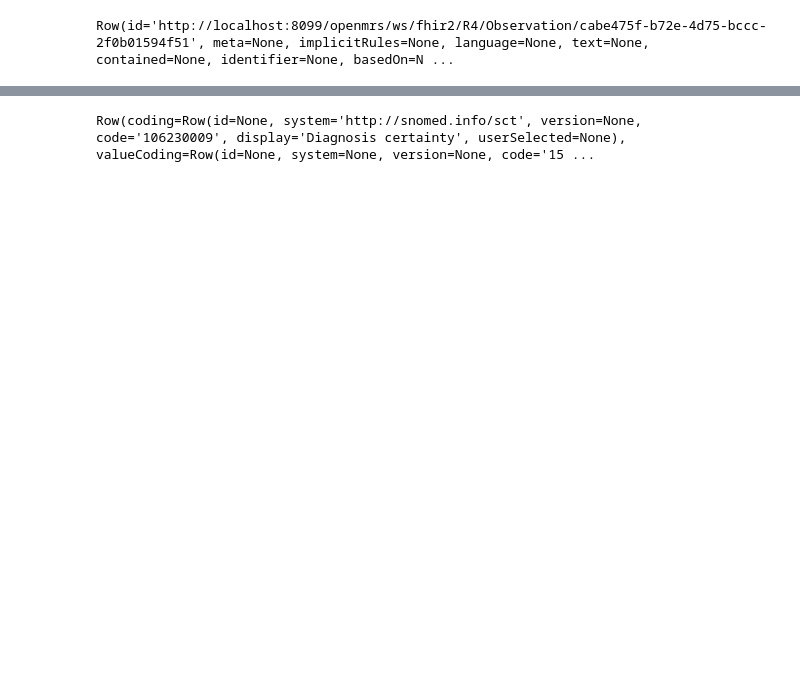
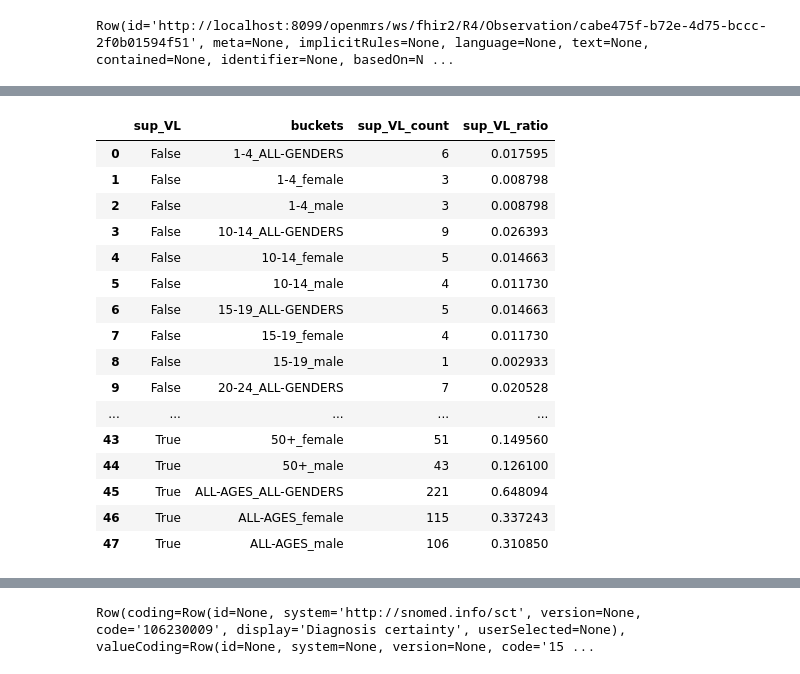
Before and after one commit to google/fhir-data-pipes, a Jupyter notebook: dwh/test_query_lib.ipynb, the cells around one changed output, grey strips where cells are left out. Drawn from its saved outputs; the diff is of its cells as text; code cells hidden in the pictures; blank space fills up the shorter version.

```diff
--- a/dwh/test_query_lib.ipynb
+++ b/dwh/test_query_lib.ipynb
@@ -65,0 +124,22 @@ Row(id='http://localhost:8099/openmrs/ws/fhir2/R4/Observation/cac76831-2e26-4ffb
+# %%
+indicator_lib.calc_TX_PVLS(
+    agg_df, VL_code=_VL_CODE, failure_threshold=150,
+    end_date_str=end_date)
+# %% [output]
+|  | sup_VL | buckets | sup_VL_count | sup_VL_ratio |
+| 0 | False | 1-4_ALL-GENDERS | 6 | 0.017595 |
+| 1 | False | 1-4_female | 3 | 0.008798 |
+| 2 | False | 1-4_male | 3 | 0.008798 |
+| 3 | False | 10-14_ALL-GENDERS | 9 | 0.026393 |
+| 4 | False | 10-14_female | 5 | 0.014663 |
+| 5 | False | 10-14_male | 4 | 0.011730 |
+| 6 | False | 15-19_ALL-GENDERS | 5 | 0.014663 |
+| 7 | False | 15-19_female | 4 | 0.011730 |
+| 8 | False | 15-19_male | 1 | 0.002933 |
+| 9 | False | 20-24_ALL-GENDERS | 7 | 0.020528 |
+| ... | ... | ... | ... | ... |
+| 43 | True | 50+_female | 51 | 0.149560 |
+| 44 | True | 50+_male | 43 | 0.126100 |
+| 45 | True | ALL-AGES_ALL-GENDERS | 221 | 0.648094 |
+| 46 | True | ALL-AGES_female | 115 | 0.337243 |
+| 47 | True | ALL-AGES_male | 106 | 0.310850 |
```
Also changed, not shown: parts of 13 cells of this notebook, 4 other files.
